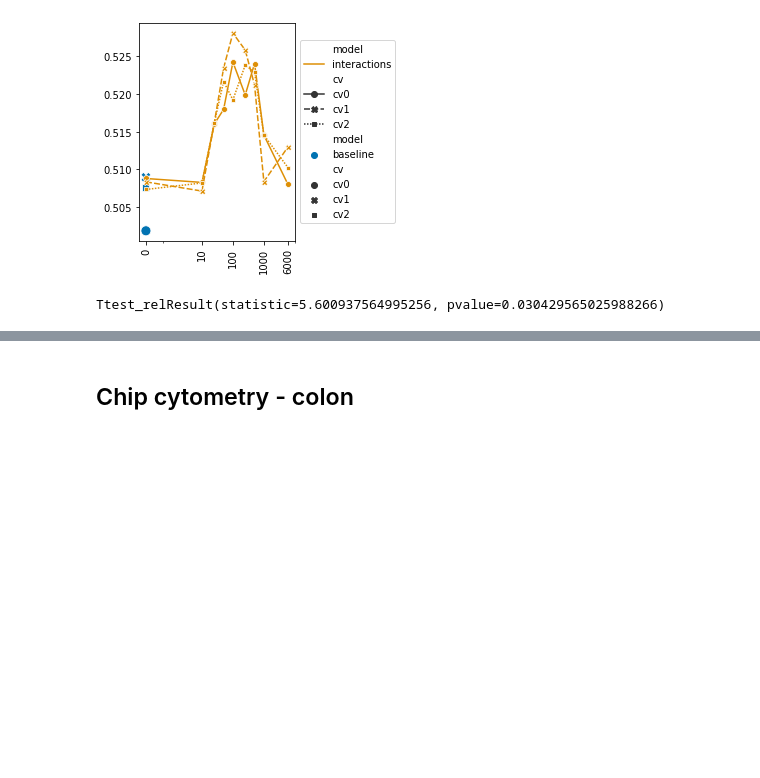
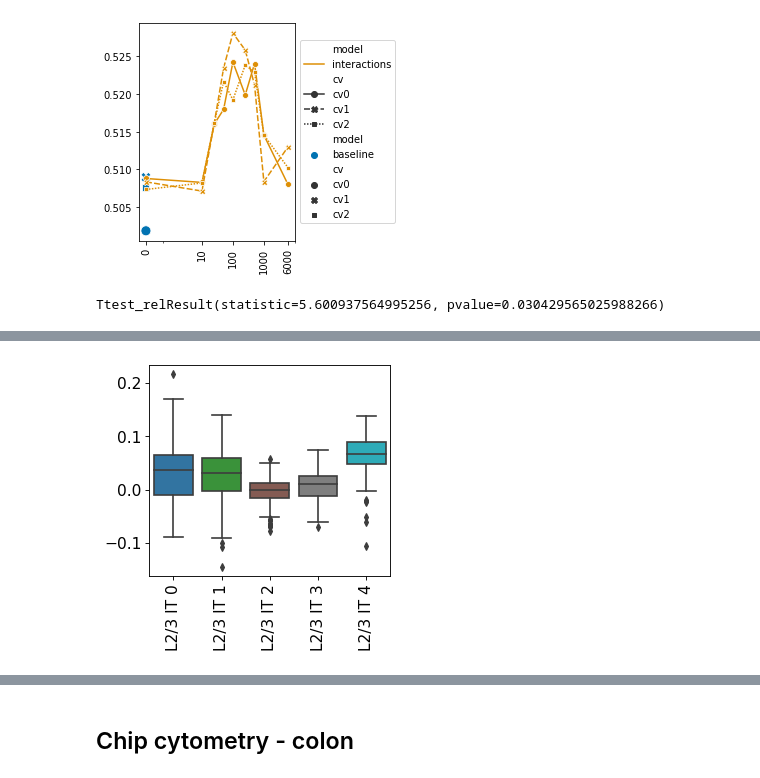
Before and after one commit to theislab/ncem, a Jupyter notebook: model_benchmarks_interactions.ipynb, the cells around one changed output, grey strips where cells are left out. Saved outputs shown, nothing was run; the diff lists cells and outputs as text; code cells hidden in the pictures; blank space fills up the shorter version.

```diff
--- a/model_benchmarks_interactions.ipynb
+++ b/model_benchmarks_interactions.ipynb
@@ -100,0 +122,19 @@ Run '210511_interactions_max_nodes_patient_1_zhang_adam_lr1_agrFalse_predecTrue_
+# %%
+lm = ncem.interpretation.InterpreterInteraction()
+lm.load_model(
+    results_path=dir_gs,
+    gs_id="210511_INTERACTIONS_BASELINE_NONE_NODES_PATIENT_1_ZHANG",
+    cv_idx=0,
+    #model_id=test_id_interaction,
+    expected_pickle=['history', 'hyperparam', 'evaluation', 'model_args']
+)
+lm._fn_model_weights
+lm.get_data_again(
+    data_path=dir_data + "zhang/",
+    data_origin="zhang"
+)
+lm.split_data_byidx_again(cv_idx=0)
+
+lm.init_model_again()
+lm.load_weights_again()
+lm.cond_type = 'max'
@@ -100,0 +158,10 @@ Run '210511_interactions_max_nodes_patient_1_zhang_adam_lr1_agrFalse_predecTrue_
+# %%
+adata_img, adata_L23IT = clm.target_cell_relative_performance(
+    image_key='mouse1_slice153',
+    baseline_model=lm,
+    target_cell_type='L2/3 IT',
+    undefined_type='other',
+    n_neighbors=40,
+    n_pcs=40,
+    clean_view=True
+)
@@ -100,0 +180,6 @@ Run '210511_interactions_max_nodes_patient_1_zhang_adam_lr1_agrFalse_predecTrue_
+# %%
+clm.plot_substate_performance(
+    adata=adata_L23IT, target_cell_type='L2/3 IT'
+)
+# %% [output]
+[figure, added]
```
Also changed, not shown: parts of 22 cells of this notebook, 10 other files.
